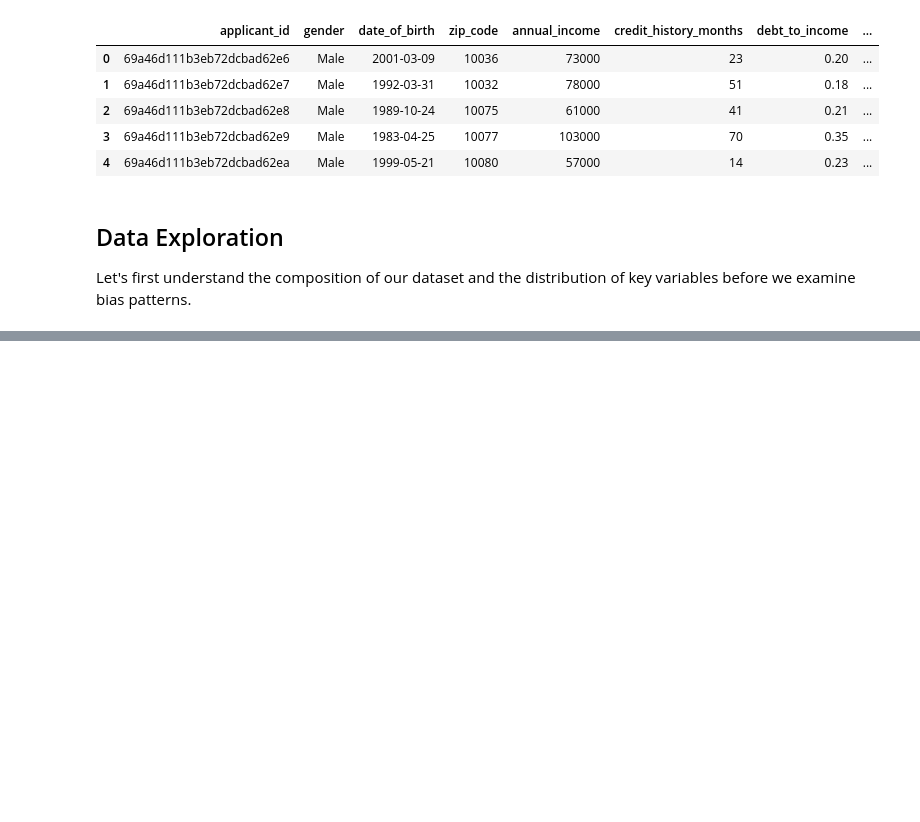
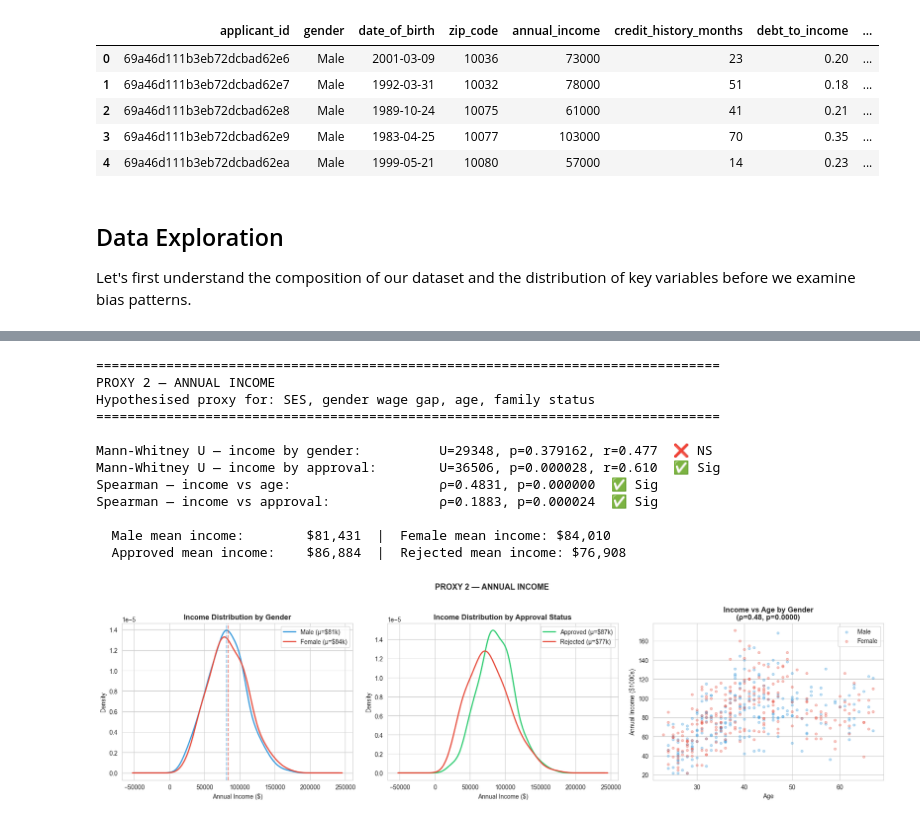
Before and after one commit to mariehenke73606/DEGO-2606---TXC_12, a Jupyter notebook: notebooks/02 - bias - analysis.ipynb, the cells around one changed output, grey strips where cells are left out. Cells and saved outputs as stored; diff of their text form; code cells hidden in the pictures; blank space fills up the shorter version.

```diff
--- a/notebooks/02 - bias - analysis.ipynb
+++ b/notebooks/02 - bias - analysis.ipynb
@@ -942,0 +734,73 @@ COMPREHENSIVE BIAS ANALYSIS SUMMARY
+# %%
+print("=" * 80)
+print("PROXY 2 — ANNUAL INCOME")
+print("Hypothesised proxy for: SES, gender wage gap, age, family status")
+print("=" * 80)
+
+male_income   = df[df['gender'] == 'Male']['annual_income'].dropna()
+female_income = df[df['gender'] == 'Female']['annual_income'].dropna()
+approved_income  = df[df['loan_approved'] == True]['annual_income'].dropna()
+rejected_income  = df[df['loan_approved'] == False]['annual_income'].dropna()
+
+stat_g, p_g, r_g = mwu(male_income, female_income)
+stat_a, p_a, r_a = mwu(approved_income, rejected_income)
+corr_age_inc, p_age_inc = spearmanr(df['age'].dropna(), df.loc[df['age'].notna(), 'annual_income'])
+corr_inc_app, p_inc_app = spearmanr(df['annual_income'].dropna(),
+                                     df.loc[df['annual_income'].notna(), 'approved_int'])
+
+print(f"\nMann-Whitney U — income by gender:          U={stat_g:.0f}, p={p_g:.6f}, r={r_g:.3f}  {'✅ Sig' if p_g<0.05 else '❌ NS'}")
+print(f"Mann-Whitney U — income by approval:        U={stat_a:.0f}, p={p_a:.6f}, r={r_a:.3f}  {'✅ Sig' if p_a<0.05 else '❌ NS'}")
+print(f"Spearman — income vs age:                   ρ={corr_age_inc:.4f}, p={p_age_inc:.6f}  {'✅ Sig' if p_age_inc<0.05 else '❌ NS'}")
+print(f"Spearman — income vs approval:              ρ={corr_inc_app:.4f}, p={p_inc_app:.6f}  {'✅ Sig' if p_inc_app<0.05 else '❌ NS'}")
+
+print(f"\n  Male mean income:        ${male_income.mean():,.0f}  |  Female mean income: ${female_income.mean():,.0f}")
+print(f"  Approved mean income:    ${approved_income.mean():,.0f}  |  Rejected mean income: ${rejected_income.mean():,.0f}")
+
+# ── Visualisation ─────────────────────────────────────────────────────────────
+fig, axes = plt.subplots(1, 3, figsize=(18, 5))
+
+# KDE by gender
+for g, col in [('Male', '#3498db'), ('Female', '#e74c3c')]:
+    d = df[df['gender'] == g]['annual_income'].dropna()
+    d.plot.kde(ax=axes[0], label=f'{g} (μ=${d.mean()/1000:.0f}k)', color=col, linewidth=2)
+axes[0].axvline(male_income.mean(),   color='#3498db', linestyle='--', alpha=0.6)
+axes[0].axvline(female_income.mean(), color='#e74c3c', linestyle='--', alpha=0.6)
+axes[0].set_title('Income Distribution by Gender', fontweight='bold')
+axes[0].set_xlabel('Annual Income ($)')
+axes[0].legend()
+
+# KDE by approval
+for status, col, lbl in [(True, '#2ecc71', 'Approved'), (False, '#e74c3c', 'Rejected')]:
+    d = df[df['loan_approved'] == status]['annual_income'].dropna()
+    d.plot.kde(ax=axes[1], label=f'{lbl} (μ=${d.mean()/1000:.0f}k)', color=col, linewidth=2)
+axes[1].set_title('Income Distribution by Approval Status', fontweight='bold')
+axes[1].set_xlabel('Annual Income ($)')
+axes[1].legend()
+
+# Scatter: income vs age coloured by gender
+for g, col in [('Male', '#3498db'), ('Female', '#e74c3c')]:
+    sub = df[df['gender'] == g].dropna(subset=['age', 'annual_income'])
+    axes[2].scatter(sub['age'], sub['annual_income'] / 1000, alpha=0.3, s=15, color=col, label=g)
+axes[2].set_title(f'Income vs Age by Gender\n(ρ={corr_age_inc:.2f}, p={p_age_inc:.4f})', fontweight='bold')
+axes[2].set_xlabel('Age')
+axes[2].set_ylabel('Annual Income ($1000s)')
+axes[2].legend()
+
+plt.suptitle('PROXY 2 — ANNUAL INCOME', fontweight='bold', fontsize=13, y=1.01)
+plt.tight_layout()
+plt.show()
+print()
+# %% [output]
+================================================================================
+PROXY 2 — ANNUAL INCOME
+Hypothesised proxy for: SES, gender wage gap, age, family status
+================================================================================
+
+Mann-Whitney U — income by gender:          U=29348, p=0.379162, r=0.477  ❌ NS
+Mann-Whitney U — income by approval:        U=36506, p=0.000028, r=0.610  ✅ Sig
+Spearman — income vs age:                   ρ=0.4831, p=0.000000  ✅ Sig
+Spearman — income vs approval:              ρ=0.1883, p=0.000024  ✅ Sig
+
+  Male mean income:        $81,431  |  Female mean income: $84,010
+  Approved mean income:    $86,884  |  Rejected mean income: $76,908
+[figure, added]
```
Also changed, not shown: parts of 26 cells of this notebook, 1 other file.
